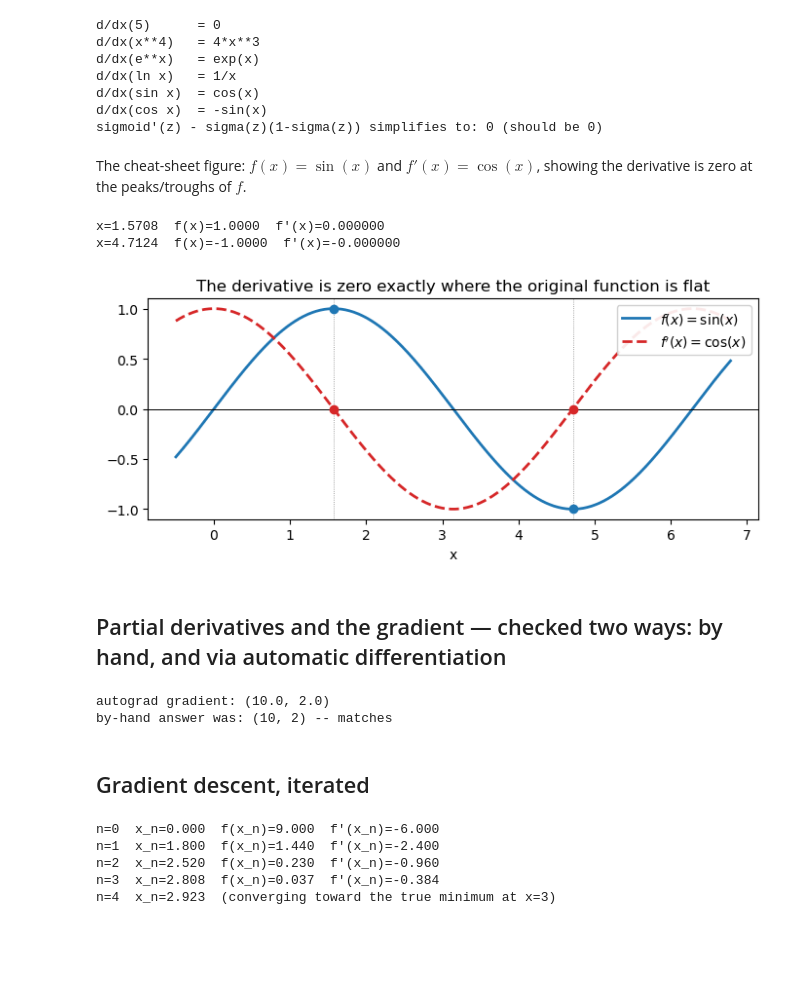
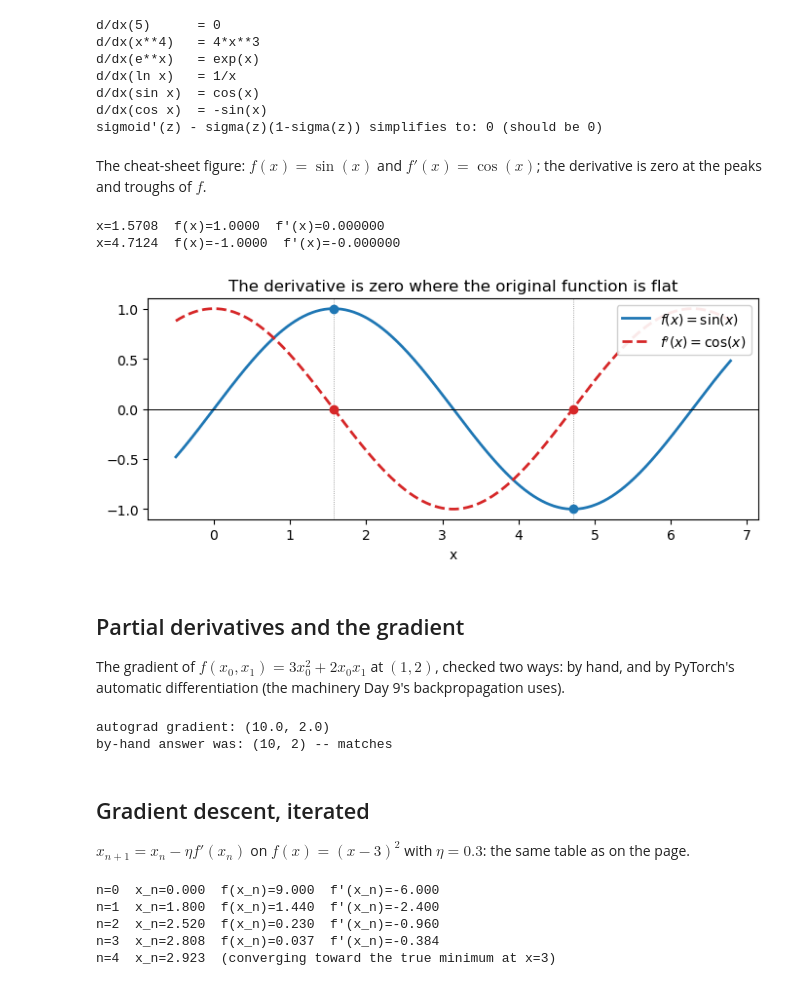
Before and after one commit to ElofssonLab/kb8029-book, a Jupyter notebook: notebooks/day01-math-in-code.ipynb, the cells around one changed output. Drawn from its saved outputs; the diff is of its cells as text; code cells hidden in the pictures; blank space fills up the shorter version.

```diff
--- a/notebooks/day01-math-in-code.ipynb
+++ b/notebooks/day01-math-in-code.ipynb
@@ -199,35 +275,40 @@ d/dx(sin x)  = cos(x)
 d/dx(cos x)  = -sin(x)
 sigmoid'(z) - sigma(z)(1-sigma(z)) simplifies to: 0 (should be 0)
 # %% [markdown]
-The cheat-sheet figure: $f(x)=\sin(x)$ and $f'(x)=\cos(x)$, showing the derivative is zero at the peaks/troughs of $f$.
+The cheat-sheet figure: $f(x)=\sin(x)$ and $f'(x)=\cos(x)$; the
+derivative is zero at the peaks and troughs of $f$.
 # %%
 import numpy as np
 import matplotlib.pyplot as plt
 
 xf = np.linspace(-0.5, 2 * np.pi + 0.5, 400)
 f_vals = np.sin(xf)
 fprime_vals = np.cos(xf)
 
 fig, ax = plt.subplots(figsize=(7, 3.2))
 ax.plot(xf, f_vals, label=r"$f(x)=\sin(x)$", color="#1f77b4", linewidth=2)
 ax.plot(xf, fprime_vals, label=r"$f'(x)=\cos(x)$", color="#d62728", linewidth=2, linestyle="--")
 ax.axhline(0, color="black", linewidth=0.7)
 for xv in [np.pi / 2, 3 * np.pi / 2]:
     ax.axvline(xv, color="gray", linewidth=0.6, linestyle=":")
     ax.plot(xv, np.sin(xv), 'o', color="#1f77b4", zorder=5)
     ax.plot(xv, 0, 'o', color="#d62728", zorder=5)
     print(f"x={xv:.4f}  f(x)={np.sin(xv):.4f}  f'(x)={np.cos(xv):.6f}")
 ax.set_xlabel("x")
 ax.legend(loc="upper right", framealpha=0.9)
-ax.set_title("The derivative is zero exactly where the original function is flat")
+ax.set_title("The derivative is zero where the original function is flat")
 plt.tight_layout()
 plt.show()
 # %% [output]
 x=1.5708  f(x)=1.0000  f'(x)=0.000000
 x=4.7124  f(x)=-1.0000  f'(x)=-0.000000
-[figure, old version]
+[figure, new version]
 # %% [markdown]
-## Partial derivatives and the gradient — checked two ways: by hand, and via automatic differentiation
+## Partial derivatives and the gradient
+
+The gradient of $f(x_0, x_1) = 3x_0^2 + 2x_0 x_1$ at $(1, 2)$, checked
+two ways: by hand, and by PyTorch's automatic differentiation (the
+machinery Day 9's backpropagation uses).
 # %%
 # f(x0, x1) = 3*x0**2 + 2*x0*x1, at the point (1, 2)
 x0 = torch.tensor(1., requires_grad=True)
@@ -239,8 +320,11 @@ print("by-hand answer was: (10, 2) -- matches")
 # %% [output]
 autograd gradient: (10.0, 2.0)
 by-hand answer was: (10, 2) -- matches
-# %% [markdown]
-## Gradient descent, iterated
+# %% [markdown]
+## Gradient descent, iterated
+
+$x_{n+1} = x_n - \eta f'(x_n)$ on $f(x) = (x-3)^2$ with $\eta = 0.3$:
+the same table as on the page.
 # %%
 def f(x):
     return (x - 3)**2
```
Also changed, not shown: parts of 46 cells of this notebook, 1 other file.
